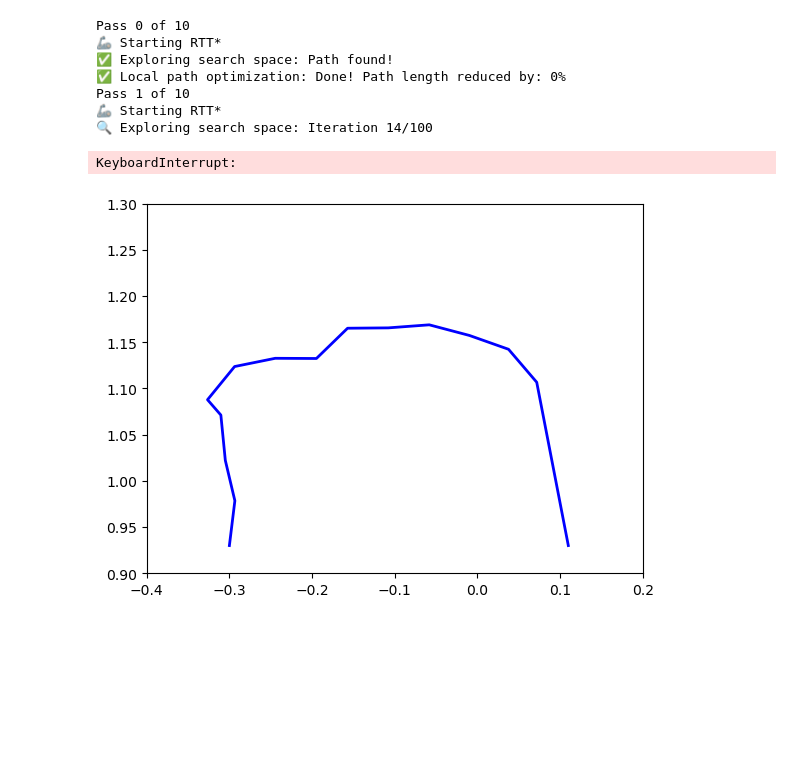
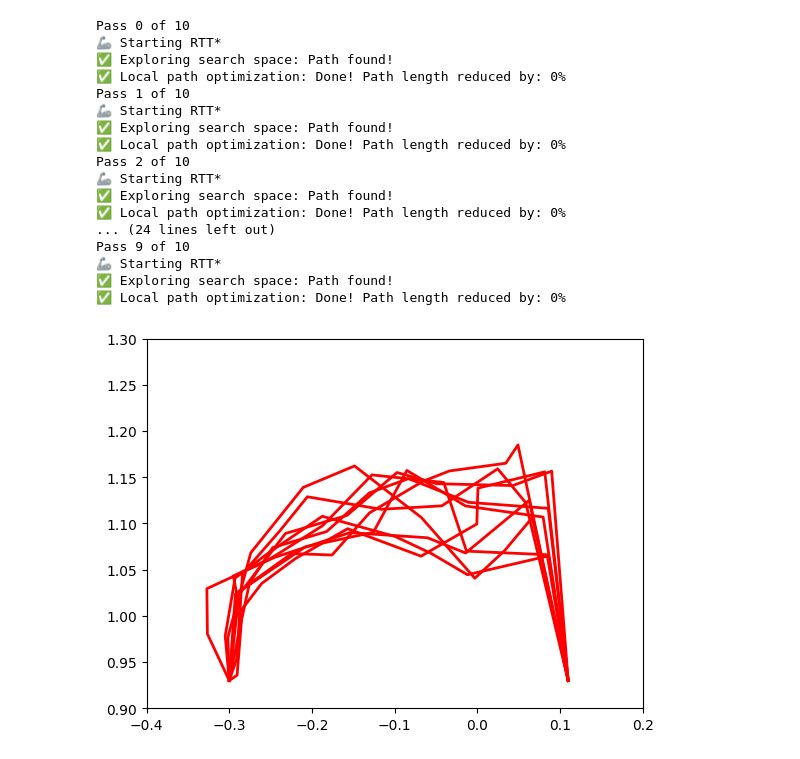
Before and after one commit to shiukaheng/lab, a Jupyter notebook: plots.ipynb, the cells around one changed output. Cells and saved outputs as stored; diff of their text form; code cells hidden in the pictures; blank space fills up the shorter version.

```diff
--- a/plots.ipynb
+++ b/plots.ipynb
@@ -78,12 +78,21 @@ Pass 9 of 10
 # %%
-plot_path_2d(neighborhood_radius=1, max_neighbors=1)
+plot_path_2d(neighborhood_radius=0.2, max_neighbors=1, color='red')
 # %% [output]
 Pass 0 of 10
 🦾 Starting RTT*
 ✅ Exploring search space: Path found!
 ✅ Local path optimization: Done! Path length reduced by: 0%
 Pass 1 of 10
 🦾 Starting RTT*
-🔍 Exploring search space: Iteration 14/100
+✅ Exploring search space: Path found!
+✅ Local path optimization: Done! Path length reduced by: 0%
+Pass 2 of 10
+🦾 Starting RTT*
+✅ Exploring search space: Path found!
+✅ Local path optimization: Done! Path length reduced by: 0%
+... (24 lines left out)
+Pass 9 of 10
+🦾 Starting RTT*
+✅ Exploring search space: Path found!
+✅ Local path optimization: Done! Path length reduced by: 0%
-KeyboardInterrupt:
-[figure, old version]
+[figure, new version]
```
Also changed, not shown: parts of 4 cells of this notebook, 5 other files.
